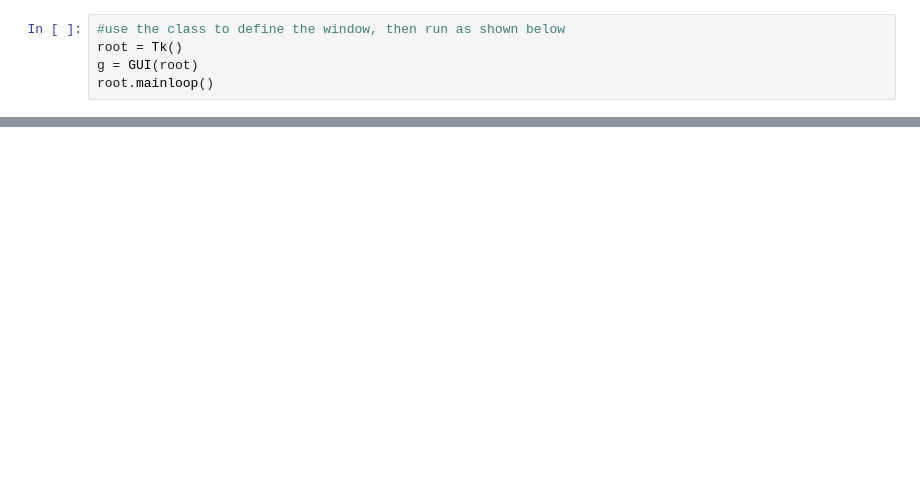
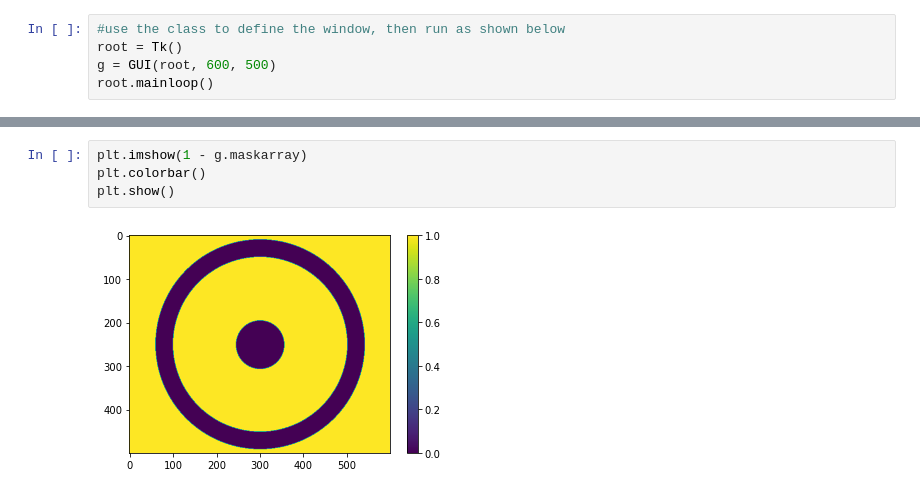
Before and after one commit to scottgallacher-3/P3Group-GUI-extension, a Jupyter notebook: gui_extension.ipynb, the cells around one changed output, grey strips where cells are left out. Drawn from its saved outputs; the diff is of its cells as text; blank space fills up the shorter version.

```diff
--- a/gui_extension.ipynb
+++ b/gui_extension.ipynb
@@ -590,5 +634,5 @@ class GUI():
 # %%
 #use the class to define the window, then run as shown below
 root = Tk()
-g = GUI(root)
+g = GUI(root, 600, 500)
 root.mainloop()
@@ -594,0 +649,6 @@ root.mainloop()
+# %%
+plt.imshow(1 - g.maskarray)
+plt.colorbar()
+plt.show()
+# %% [output]
+[figure, added]
```
Also changed, not shown: parts of 29 cells of this notebook.
